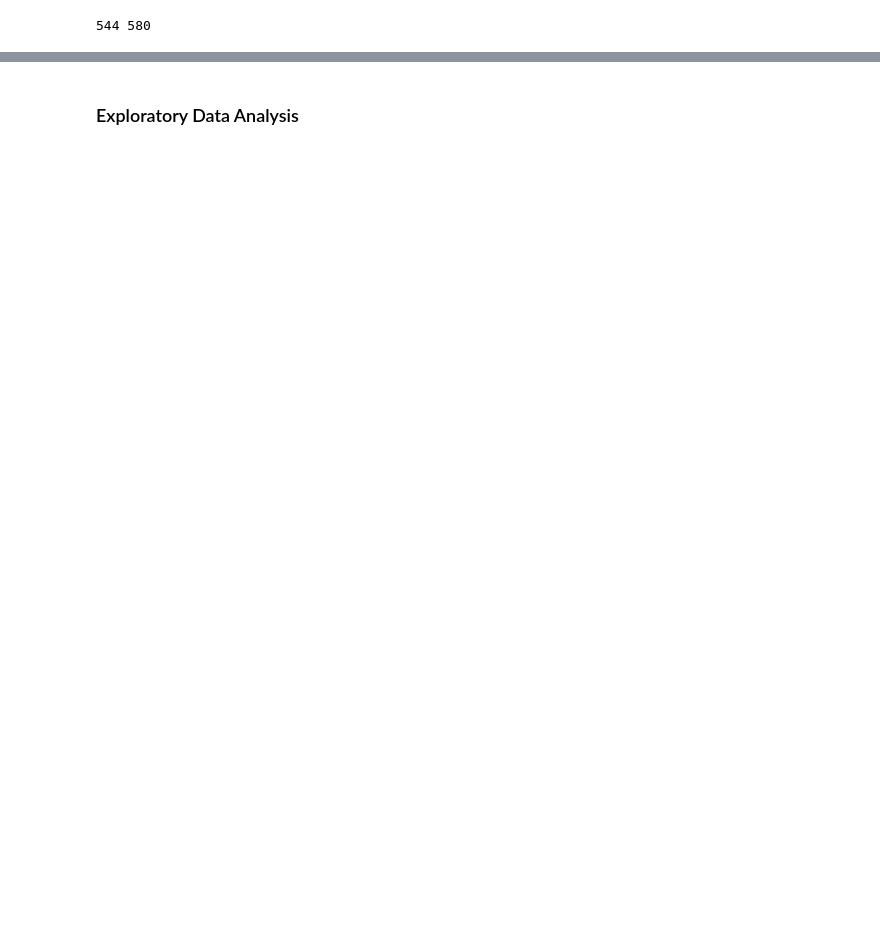
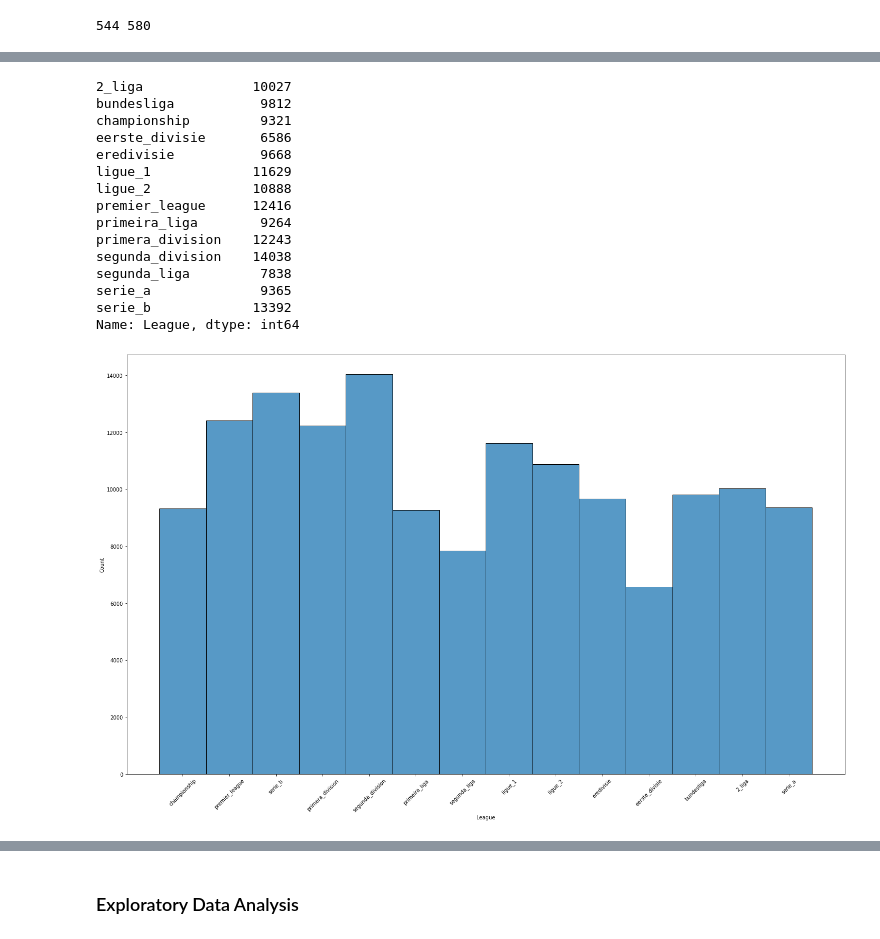
Before and after one commit to Gagan-Sehmbi/Football-Match-Outcome-Prediction, a Jupyter notebook: main.ipynb, the cells around one changed output, grey strips where cells are left out. Saved outputs shown, nothing was run; the diff lists cells and outputs as text; code cells hidden in the pictures; blank space fills up the shorter version.

```diff
--- a/main.ipynb
+++ b/main.ipynb
@@ -160,2 +332,25 @@ df
+# %%
+plt.figure(figsize = (25,15))
+sns.histplot(data=df, x='League')
+plt.xticks(rotation=45)
+
+df['League'].value_counts().sort_index()
+# %% [output]
+2_liga              10027
+bundesliga           9812
+championship         9321
+eerste_divisie       6586
+eredivisie           9668
+ligue_1             11629
+ligue_2             10888
+premier_league      12416
+primeira_liga        9264
+primera_division    12243
+segunda_division    14038
+segunda_liga         7838
+serie_a              9365
+serie_b             13392
+Name: League, dtype: int64
+[figure, added]
 # %%
 df.info()
```
Also changed, not shown: parts of 61 cells of this notebook.
